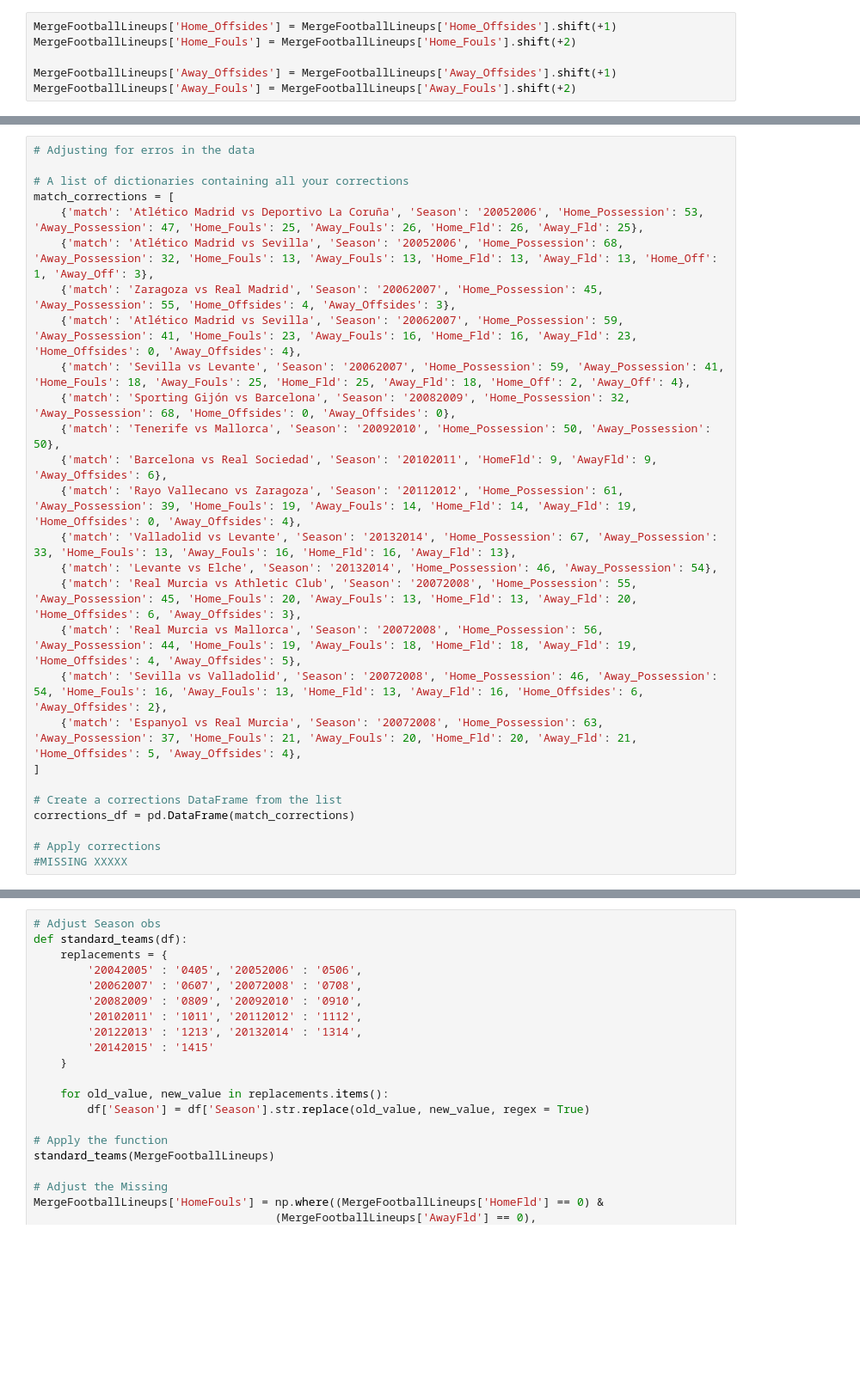
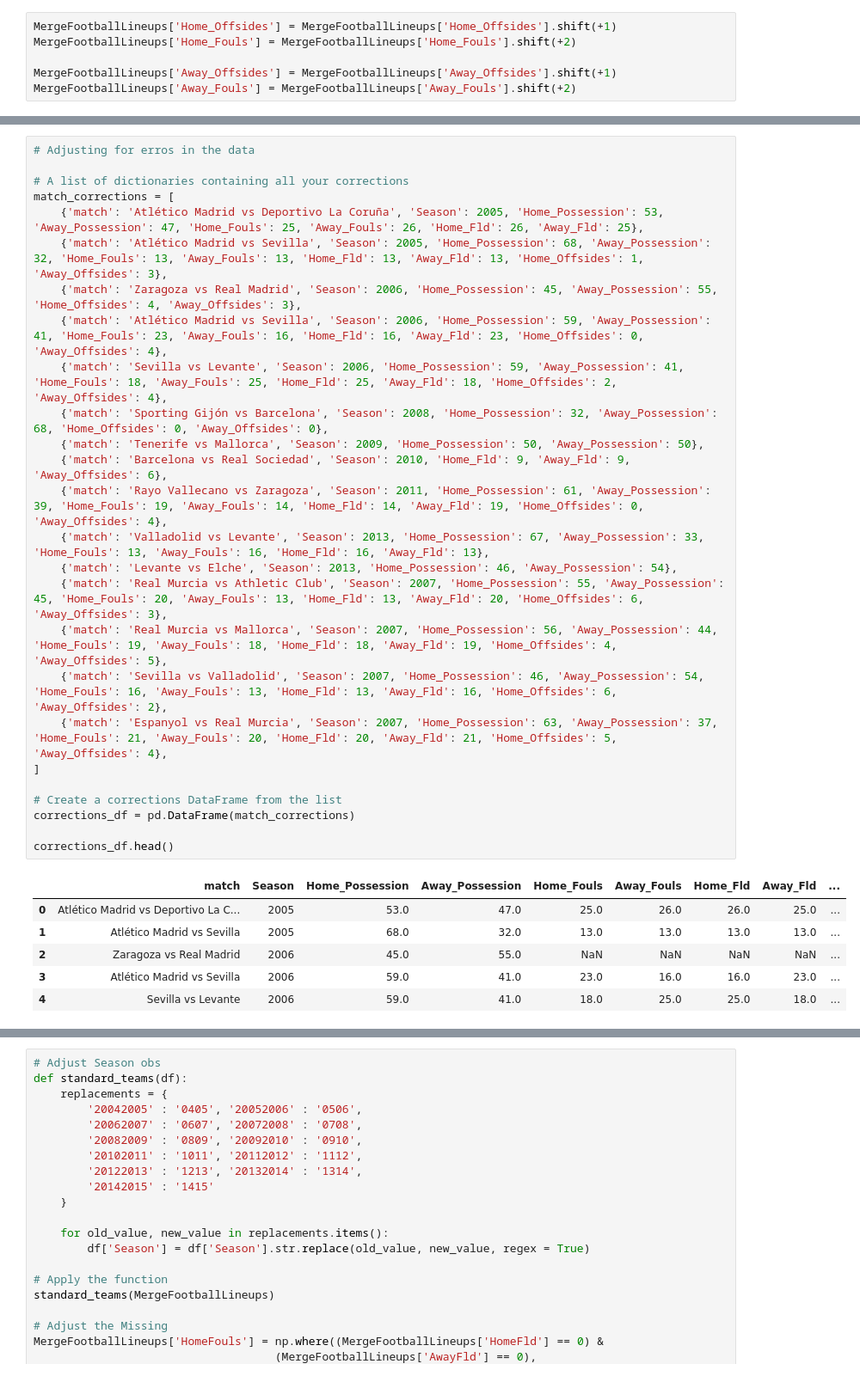
Before and after one commit to aaron4795/Thesis, a Jupyter notebook: Python/Code/[6 FTBLNP - AttendanceRTransfermkt.ipynb, the cells around one changed output, grey strips where cells are left out. Shown at 86% size. Cells and saved outputs as stored; diff of their text form; blank space fills up the shorter version.

```diff
--- a/Python/Code/[6 FTBLNP - AttendanceRTransfermkt.ipynb
+++ b/Python/Code/[6 FTBLNP - AttendanceRTransfermkt.ipynb
@@ -261,27 +260,33 @@ MergeFootballLineups.to_excel('Datasets/FootballLineups/MergeFootballLineups.xls
 # %%
 # Adjusting for erros in the data
 
 # A list of dictionaries containing all your corrections
 match_corrections = [
-    {'match': 'Atlético Madrid vs Deportivo La Coruña', 'Season': '20052006', 'Home_Possession': 53, 'Away_Possession': 47, 'Home_Fouls': 25, 'Away_Fouls': 26, 'Home_Fld': 26, 'Away_Fld': 25},
-    {'match': 'Atlético Madrid vs Sevilla', 'Season': '20052006', 'Home_Possession': 68, 'Away_Possession': 32, 'Home_Fouls': 13, 'Away_Fouls': 13, 'Home_Fld': 13, 'Away_Fld': 13, 'Home_Off': 1, 'Away_Off': 3},
-    {'match': 'Zaragoza vs Real Madrid', 'Season': '20062007', 'Home_Possession': 45, 'Away_Possession': 55, 'Home_Offsides': 4, 'Away_Offsides': 3},
-    {'match': 'Atlético Madrid vs Sevilla', 'Season': '20062007', 'Home_Possession': 59, 'Away_Possession': 41, 'Home_Fouls': 23, 'Away_Fouls': 16, 'Home_Fld': 16, 'Away_Fld': 23, 'Home_Offsides': 0, 'Away_Offsides': 4},
-    {'match': 'Sevilla vs Levante', 'Season': '20062007', 'Home_Possession': 59, 'Away_Possession': 41, 'Home_Fouls': 18, 'Away_Fouls': 25, 'Home_Fld': 25, 'Away_Fld': 18, 'Home_Off': 2, 'Away_Off': 4},
-    {'match': 'Sporting Gijón vs Barcelona', 'Season': '20082009', 'Home_Possession': 32, 'Away_Possession': 68, 'Home_Offsides': 0, 'Away_Offsides': 0},
-    {'match': 'Tenerife vs Mallorca', 'Season': '20092010', 'Home_Possession': 50, 'Away_Possession': 50},
-    {'match': 'Barcelona vs Real Sociedad', 'Season': '20102011', 'HomeFld': 9, 'AwayFld': 9, 'Away_Offsides': 6},
-    {'match': 'Rayo Vallecano vs Zaragoza', 'Season': '20112012', 'Home_Possession': 61, 'Away_Possession': 39, 'Home_Fouls': 19, 'Away_Fouls': 14, 'Home_Fld': 14, 'Away_Fld': 19, 'Home_Offsides': 0, 'Away_Offsides': 4},
-    {'match': 'Valladolid vs Levante', 'Season': '20132014', 'Home_Possession': 67, 'Away_Possession': 33, 'Home_Fouls': 13, 'Away_Fouls': 16, 'Home_Fld': 16, 'Away_Fld': 13},
-    {'match': 'Levante vs Elche', 'Season': '20132014', 'Home_Possession': 46, 'Away_Possession': 54},
-    {'match': 'Real Murcia vs Athletic Club', 'Season': '20072008', 'Home_Possession': 55, 'Away_Possession': 45, 'Home_Fouls': 20, 'Away_Fouls': 13, 'Home_Fld': 13, 'Away_Fld': 20, 'Home_Offsides': 6, 'Away_Offsides': 3},
-    {'match': 'Real Murcia vs Mallorca', 'Season': '20072008', 'Home_Possession': 56, 'Away_Possession': 44, 'Home_Fouls': 19, 'Away_Fouls': 18, 'Home_Fld': 18, 'Away_Fld': 19, 'Home_Offsides': 4, 'Away_Offsides': 5},
-    {'match': 'Sevilla vs Valladolid', 'Season': '20072008', 'Home_Possession': 46, 'Away_Possession': 54, 'Home_Fouls': 16, 'Away_Fouls': 13, 'Home_Fld': 13, 'Away_Fld': 16, 'Home_Offsides': 6, 'Away_Offsides': 2},
-    {'match': 'Espanyol vs Real Murcia', 'Season': '20072008', 'Home_Possession': 63, 'Away_Possession': 37, 'Home_Fouls': 21, 'Away_Fouls': 20, 'Home_Fld': 20, 'Away_Fld': 21, 'Home_Offsides': 5, 'Away_Offsides': 4},
+    {'match': 'Atlético Madrid vs Deportivo La Coruña', 'Season': 2005, 'Home_Possession': 53, 'Away_Possession': 47, 'Home_Fouls': 25, 'Away_Fouls': 26, 'Home_Fld': 26, 'Away_Fld': 25},
+    {'match': 'Atlético Madrid vs Sevilla', 'Season': 2005, 'Home_Possession': 68, 'Away_Possession': 32, 'Home_Fouls': 13, 'Away_Fouls': 13, 'Home_Fld': 13, 'Away_Fld': 13, 'Home_Offsides': 1, 'Away_Offsides': 3},
+    {'match': 'Zaragoza vs Real Madrid', 'Season': 2006, 'Home_Possession': 45, 'Away_Possession': 55, 'Home_Offsides': 4, 'Away_Offsides': 3},
+    {'match': 'Atlético Madrid vs Sevilla', 'Season': 2006, 'Home_Possession': 59, 'Away_Possession': 41, 'Home_Fouls': 23, 'Away_Fouls': 16, 'Home_Fld': 16, 'Away_Fld': 23, 'Home_Offsides': 0, 'Away_Offsides': 4},
+    {'match': 'Sevilla vs Levante', 'Season': 2006, 'Home_Possession': 59, 'Away_Possession': 41, 'Home_Fouls': 18, 'Away_Fouls': 25, 'Home_Fld': 25, 'Away_Fld': 18, 'Home_Offsides': 2, 'Away_Offsides': 4},
+    {'match': 'Sporting Gijón vs Barcelona', 'Season': 2008, 'Home_Possession': 32, 'Away_Possession': 68, 'Home_Offsides': 0, 'Away_Offsides': 0},
+    {'match': 'Tenerife vs Mallorca', 'Season': 2009, 'Home_Possession': 50, 'Away_Possession': 50},
+    {'match': 'Barcelona vs Real Sociedad', 'Season': 2010, 'Home_Fld': 9, 'Away_Fld': 9, 'Away_Offsides': 6},
+    {'match': 'Rayo Vallecano vs Zaragoza', 'Season': 2011, 'Home_Possession': 61, 'Away_Possession': 39, 'Home_Fouls': 19, 'Away_Fouls': 14, 'Home_Fld': 14, 'Away_Fld': 19, 'Home_Offsides': 0, 'Away_Offsides': 4},
+    {'match': 'Valladolid vs Levante', 'Season': 2013, 'Home_Possession': 67, 'Away_Possession': 33, 'Home_Fouls': 13, 'Away_Fouls': 16, 'Home_Fld': 16, 'Away_Fld': 13},
+    {'match': 'Levante vs Elche', 'Season': 2013, 'Home_Possession': 46, 'Away_Possession': 54},
+    {'match': 'Real Murcia vs Athletic Club', 'Season': 2007, 'Home_Possession': 55, 'Away_Possession': 45, 'Home_Fouls': 20, 'Away_Fouls': 13, 'Home_Fld': 13, 'Away_Fld': 20, 'Home_Offsides': 6, 'Away_Offsides': 3},
+    {'match': 'Real Murcia vs Mallorca', 'Season': 2007, 'Home_Possession': 56, 'Away_Possession': 44, 'Home_Fouls': 19, 'Away_Fouls': 18, 'Home_Fld': 18, 'Away_Fld': 19, 'Home_Offsides': 4, 'Away_Offsides': 5},
+    {'match': 'Sevilla vs Valladolid', 'Season': 2007, 'Home_Possession': 46, 'Away_Possession': 54, 'Home_Fouls': 16, 'Away_Fouls': 13, 'Home_Fld': 13, 'Away_Fld': 16, 'Home_Offsides': 6, 'Away_Offsides': 2},
+    {'match': 'Espanyol vs Real Murcia', 'Season': 2007, 'Home_Possession': 63, 'Away_Possession': 37, 'Home_Fouls': 21, 'Away_Fouls': 20, 'Home_Fld': 20, 'Away_Fld': 21, 'Home_Offsides': 5, 'Away_Offsides': 4},
 ]
 
 # Create a corrections DataFrame from the list
 corrections_df = pd.DataFrame(match_corrections)
 
-# Apply corrections
-#MISSING XXXXX
+corrections_df.head()
+# %% [output]
+|  | match | Season | Home_Possession | Away_Possession | Home_Fouls | Away_Fouls | Home_Fld | Away_Fld | ... |
+| 0 | Atlético Madrid vs Deportivo La C... | 2005 | 53.0 | 47.0 | 25.0 | 26.0 | 26.0 | 25.0 | ... |
+| 1 | Atlético Madrid vs Sevilla | 2005 | 68.0 | 32.0 | 13.0 | 13.0 | 13.0 | 13.0 | ... |
+| 2 | Zaragoza vs Real Madrid | 2006 | 45.0 | 55.0 | NaN | NaN | NaN | NaN | ... |
+| 3 | Atlético Madrid vs Sevilla | 2006 | 59.0 | 41.0 | 23.0 | 16.0 | 16.0 | 23.0 | ... |
+| 4 | Sevilla vs Levante | 2006 | 59.0 | 41.0 | 18.0 | 25.0 | 25.0 | 18.0 | ... |
```
Also changed, not shown: parts of 11 cells of this notebook, 6 other files.
